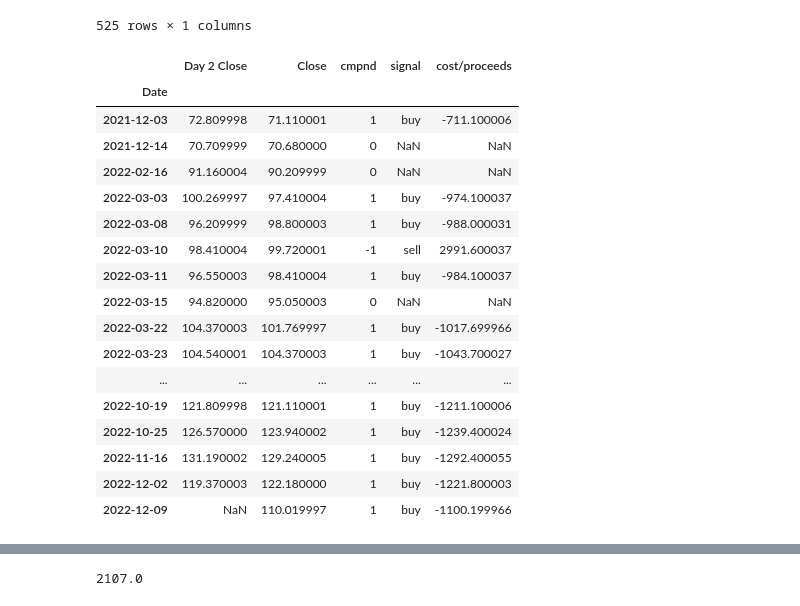
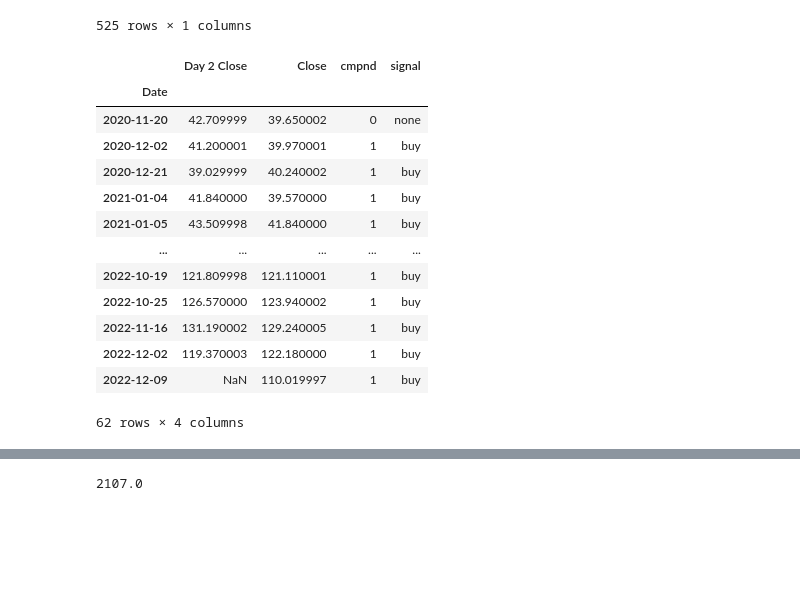
Before and after one commit to ggorovod/Sentiment-Trading-Model, a Jupyter notebook: Project.ipynb, the cells around one changed output, grey strips where cells are left out. Cells and saved outputs as stored; diff of their text form; code cells hidden in the pictures; blank space fills up the shorter version.

```diff
--- a/Project.ipynb
+++ b/Project.ipynb
@@ -399,20 +420,5 @@ algo
 | 2022-12-09 | 110.019997 | 1 | buy |
 62 rows × 3 columns
 # %%
-algo['signal'] = np.nan
-algo['cost/proceeds'] = np.nan
-
+#Set up share sizes
 share_size = 100
-accumulated_shares = 0
-
-previous_price = 0
-# %%
-for index, row in algo.iterrows():
-    if row['cmpnd'] == 1:
-        algo.loc[index, "signal"] = "buy"
-        algo.loc[index, "cost/proceeds"] = -(row["Close"] * share_size)
-        accumulated_shares += share_size
-    if row['cmpnd'] == -1:
-        algo.loc[index, "signal"] = "sell"
-        algo.loc[index, "cost/proceeds"] = row["Close"] * accumulated_shares
-        accumulated_shares = 0
@@ -463,24 +445,23 @@ cop_sh_close
 | 2022-12-09 | NaN |
 525 rows × 1 columns
 # %%
+#Merge the "Day 2 Close" column into the algo df to show the price to sell at
 algo_v2 = pd.merge(cop_sh_close, algo, on="Date")
-algo_v2.tail(35)
+
+#review the df
+algo_v2
 # %% [output]
-|  | Day 2 Close | Close | cmpnd | signal | cost/proceeds |
-| Date |  |  |  |  |  |
-| 2021-12-03 | 72.809998 | 71.110001 | 1 | buy | -711.100006 |
-| 2021-12-14 | 70.709999 | 70.680000 | 0 | NaN | NaN |
-| 2022-02-16 | 91.160004 | 90.209999 | 0 | NaN | NaN |
-| 2022-03-03 | 100.269997 | 97.410004 | 1 | buy | -974.100037 |
-| 2022-03-08 | 96.209999 | 98.800003 | 1 | buy | -988.000031 |
-| 2022-03-10 | 98.410004 | 99.720001 | -1 | sell | 2991.600037 |
-| 2022-03-11 | 96.550003 | 98.410004 | 1 | buy | -984.100037 |
-| 2022-03-15 | 94.820000 | 95.050003 | 0 | NaN | NaN |
-| 2022-03-22 | 104.370003 | 101.769997 | 1 | buy | -1017.699966 |
-| 2022-03-23 | 104.540001 | 104.370003 | 1 | buy | -1043.700027 |
-| ... | ... | ... | ... | ... | ... |
-| 2022-10-19 | 121.809998 | 121.110001 | 1 | buy | -1211.100006 |
-| 2022-10-25 | 126.570000 | 123.940002 | 1 | buy | -1239.400024 |
-| 2022-11-16 | 131.190002 | 129.240005 | 1 | buy | -1292.400055 |
-| 2022-12-02 | 119.370003 | 122.180000 | 1 | buy | -1221.800003 |
-| 2022-12-09 | NaN | 110.019997 | 1 | buy | -1100.199966 |
+|  | Day 2 Close | Close | cmpnd | signal |
+| Date |  |  |  |  |
+| 2020-11-20 | 42.709999 | 39.650002 | 0 | none |
+| 2020-12-02 | 41.200001 | 39.970001 | 1 | buy |
+| 2020-12-21 | 39.029999 | 40.240002 | 1 | buy |
+| 2021-01-04 | 41.840000 | 39.570000 | 1 | buy |
+| 2021-01-05 | 43.509998 | 41.840000 | 1 | buy |
+| ... | ... | ... | ... | ... |
+| 2022-10-19 | 121.809998 | 121.110001 | 1 | buy |
+| 2022-10-25 | 126.570000 | 123.940002 | 1 | buy |
+| 2022-11-16 | 131.190002 | 129.240005 | 1 | buy |
+| 2022-12-02 | 119.370003 | 122.180000 | 1 | buy |
+| 2022-12-09 | NaN | 110.019997 | 1 | buy |
+62 rows × 4 columns
```
Also changed, not shown: parts of 66 cells of this notebook, 2 other files.
